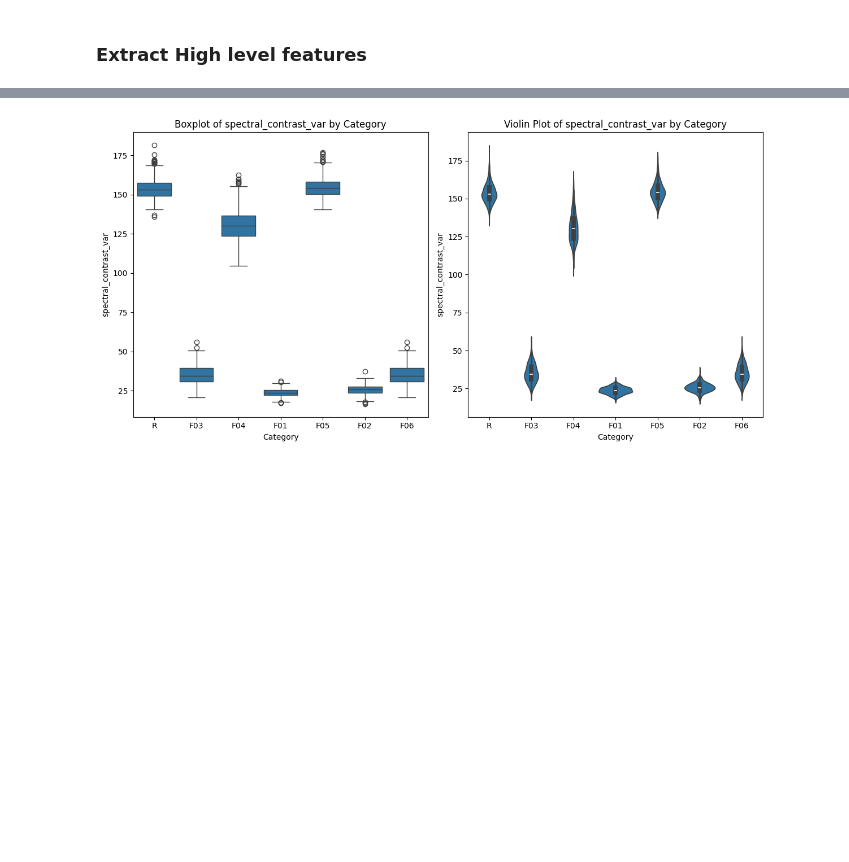
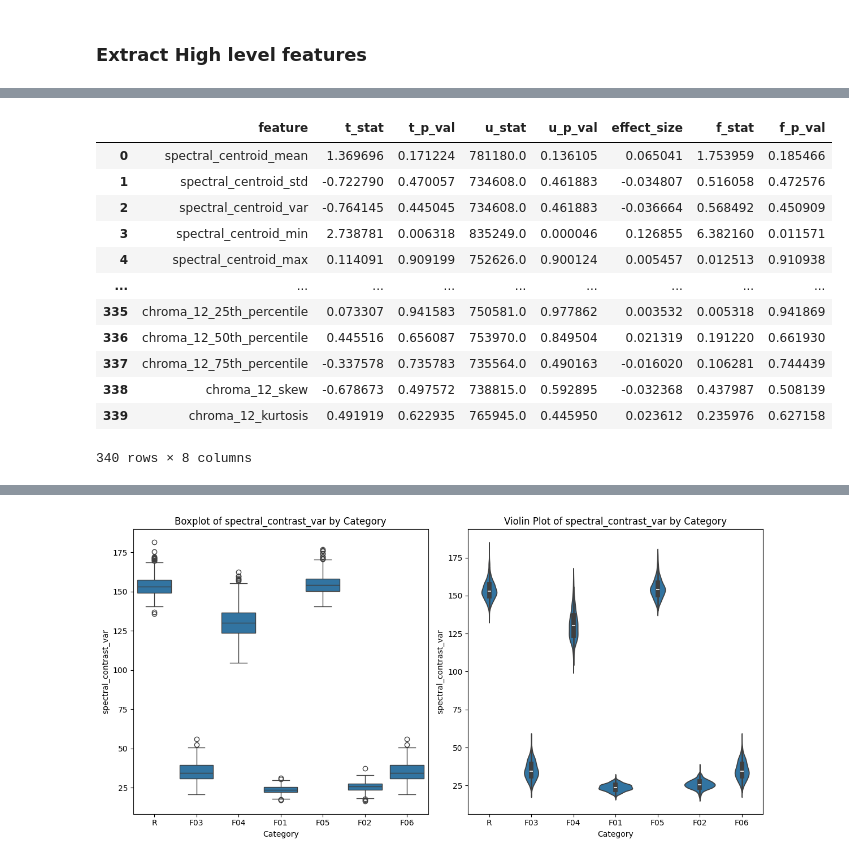
Before and after one commit to keerthana98/AudioDeepfakeDetection, a Jupyter notebook: notebooks/exploration/codecfake/02_spectral_features.ipynb, the cells around one changed output, grey strips where cells are left out. Saved outputs shown, nothing was run; the diff lists cells and outputs as text; code cells hidden in the pictures; blank space fills up the shorter version.

```diff
--- a/notebooks/exploration/codecfake/02_spectral_features.ipynb
+++ b/notebooks/exploration/codecfake/02_spectral_features.ipynb
@@ -169,58 +143,17 @@ del low_level_feature_df
 # %%
-def compute_high_level_features(feature_dict):
-    features = {
-        'audio_id': feature_dict['audio_id'],
-        'real_or_fake': feature_dict['real_or_fake']
-    }
-
-    # Statistical Measures
-    for feature_name in ['spectral_centroid', 'spectral_bandwidth', 'spectral_contrast',
-                         'spectral_flatness', 'spectral_rolloff', 'zero_crossing_rate',
-                         'spectral_flux']:
-        feature_array = feature_dict[feature_name]
-        features[f'{feature_name}_mean'] = np.mean(feature_array)
-        features[f'{feature_name}_std'] = np.std(feature_array)
-        features[f'{feature_name}_var'] = np.var(feature_array)
-        features[f'{feature_name}_min'] = np.min(feature_array)
-        features[f'{feature_name}_max'] = np.max(feature_array)
-        features[f'{feature_name}_range'] = np.max(feature_array) - np.min(feature_array)
-        features[f'{feature_name}_skew'] = skew(feature_array)
-        features[f'{feature_name}_kurtosis'] = kurtosis(feature_array)
-        features[f'{feature_name}_25th_percentile'] = np.percentile(feature_array, 25)
-        features[f'{feature_name}_50th_percentile'] = np.percentile(feature_array, 50)  # Median
-        features[f'{feature_name}_75th_percentile'] = np.percentile(feature_array, 75)
-
-    # MFCCs
-    mfccs = feature_dict['mfccs'].reshape(-1, 13)  # Reshape the flattened array to its original form
-    for i in range(mfccs.shape[1]):
-        features[f'mfcc_{i+1}_mean'] = np.mean(mfccs[:, i])
-        features[f'mfcc_{i+1}_std'] = np.std(mfccs[:, i])
-        features[f'mfcc_{i+1}_min'] = np.min(mfccs[:, i])
-        features[f'mfcc_{i+1}_max'] = np.max(mfccs[:, i])
-        features[f'mfcc_{i+1}_range'] = np.max(mfccs[:, i]) - np.min(mfccs[:, i])
-        features[f'mfcc_{i+1}_skew'] = skew(mfccs[:, i])
-        features[f'mfcc_{i+1}_kurtosis'] = kurtosis(mfccs[:, i])
-        features[f'mfcc_{i+1}_25th_percentile'] = np.percentile(mfccs[:, i], 25)
-        features[f'mfcc_{i+1}_50th_percentile'] = np.percentile(mfccs[:, i], 50)  # Median
-        features[f'mfcc_{i+1}_75th_percentile'] = np.percentile(mfccs[:, i], 75)
-
-    # Chroma Features
-    chroma = feature_dict['chroma_stft'].reshape(-1, 12)  # Reshape the flattened array to its original form
-    for i in range(chroma.shape[1]):
-        features[f'chroma_{i+1}_mean'] = np.mean(chroma[:, i])
-        features[f'chroma_{i+1}_std'] = np.std(chroma[:, i])
-        features[f'chroma_{i+1}_min'] = np.min(chroma[:, i])
-        features[f'chroma_{i+1}_max'] = np.max(chroma[:, i])
-        features[f'chroma_{i+1}_range'] = np.max(chroma[:, i]) - np.min(chroma[:, i])
-        features[f'chroma_{i+1}_skew'] = skew(chroma[:, i])
-        features[f'chroma_{i+1}_kurtosis'] = kurtosis(chroma[:, i])
-        features[f'chroma_{i+1}_25th_percentile'] = np.percentile(chroma[:, i], 25)
-        features[f'chroma_{i+1}_50th_percentile'] = np.percentile(chroma[:, i], 50)  # Median
-        features[f'chroma_{i+1}_75th_percentile'] = np.percentile(chroma[:, i], 75)
-
-    return features
-
-
-def high_level_feature_generator(low_level_gen):
-    for low_level_features in low_level_gen:
-        yield compute_high_level_features(low_level_features)
+stats_df = perform_statistical_tests(high_level_feature_df)
+stats_df
+# %% [output]
+|  | feature | t_stat | t_p_val | u_stat | u_p_val | effect_size | f_stat | f_p_val |
+| 0 | spectral_centroid_mean | 1.369696 | 0.171224 | 781180.0 | 0.136105 | 0.065041 | 1.753959 | 0.185466 |
+| 1 | spectral_centroid_std | -0.722790 | 0.470057 | 734608.0 | 0.461883 | -0.034807 | 0.516058 | 0.472576 |
+| 2 | spectral_centroid_var | -0.764145 | 0.445045 | 734608.0 | 0.461883 | -0.036664 | 0.568492 | 0.450909 |
+| 3 | spectral_centroid_min | 2.738781 | 0.006318 | 835249.0 | 0.000046 | 0.126855 | 6.382160 | 0.011571 |
+| 4 | spectral_centroid_max | 0.114091 | 0.909199 | 752626.0 | 0.900124 | 0.005457 | 0.012513 | 0.910938 |
+| ... | ... | ... | ... | ... | ... | ... | ... | ... |
+| 335 | chroma_12_25th_percentile | 0.073307 | 0.941583 | 750581.0 | 0.977862 | 0.003532 | 0.005318 | 0.941869 |
+| 336 | chroma_12_50th_percentile | 0.445516 | 0.656087 | 753970.0 | 0.849504 | 0.021319 | 0.191220 | 0.661930 |
+| 337 | chroma_12_75th_percentile | -0.337578 | 0.735783 | 735564.0 | 0.490163 | -0.016020 | 0.106281 | 0.744439 |
+| 338 | chroma_12_skew | -0.678673 | 0.497572 | 738815.0 | 0.592895 | -0.032368 | 0.437987 | 0.508139 |
+| 339 | chroma_12_kurtosis | 0.491919 | 0.622935 | 765945.0 | 0.445950 | 0.023612 | 0.235976 | 0.627158 |
+340 rows × 8 columns
```
Also changed, not shown: parts of 28 cells of this notebook.
